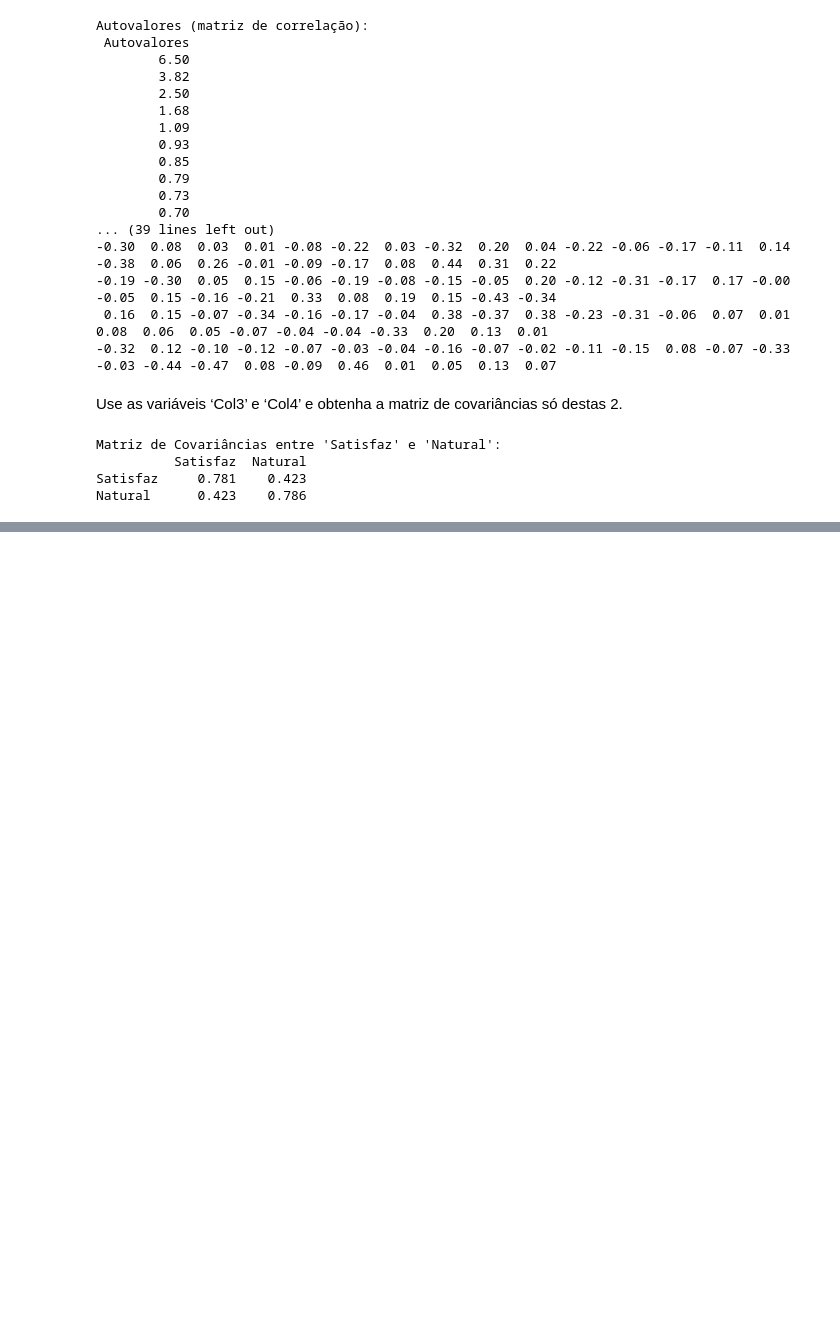
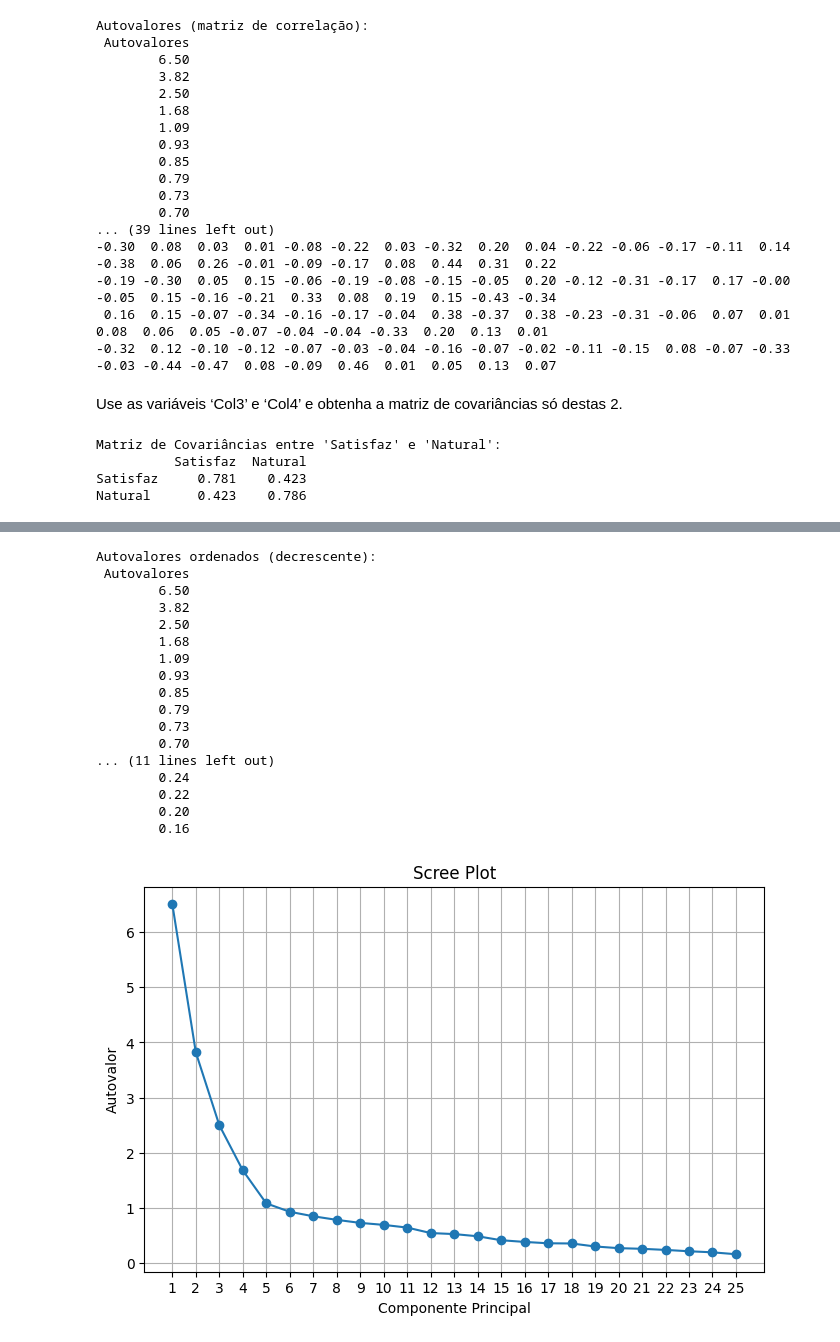
Before and after one commit to JMCVALE/ASN-ROCKS-, a Jupyter notebook: PCA.ipynb, the cells around one changed output, grey strips where cells are left out. Drawn from its saved outputs; the diff is of its cells as text; code cells hidden in the pictures; blank space fills up the shorter version.

```diff
--- a/PCA.ipynb
+++ b/PCA.ipynb
@@ -259,0 +290,38 @@ Natural      0.423    0.786
+# %%
+# Colocar em ordem decrescente
+idx = np.argsort(autovalores)[::-1]
+autovalores_ordenados = autovalores[idx]
+autovetores_ordenados = autovetores[:, idx]
+
+# Exibir tabela dos autovalores ordenados
+print("\nAutovalores ordenados (decrescente):")
+print(pd.DataFrame(autovalores_ordenados, columns=['Autovalores']).to_string(index=False, float_format="%.2f"))
+
+# Criar o Scree Plot
+plt.figure(figsize=(8,5))
+plt.plot(range(1, len(autovalores_ordenados)+1), autovalores_ordenados, marker='o')
+plt.title('Scree Plot')
+plt.xlabel('Componente Principal')
+plt.ylabel('Autovalor')
+plt.xticks(range(1, len(autovalores_ordenados)+1))
+plt.grid(True)
+plt.show()
+# %% [output]
+Autovalores ordenados (decrescente):
+ Autovalores
+        6.50
+        3.82
+        2.50
+        1.68
+        1.09
+        0.93
+        0.85
+        0.79
+        0.73
+        0.70
+... (11 lines left out)
+        0.24
+        0.22
+        0.20
+        0.16
+[figure, added]
```
Also changed, not shown: parts of 5 cells of this notebook.
